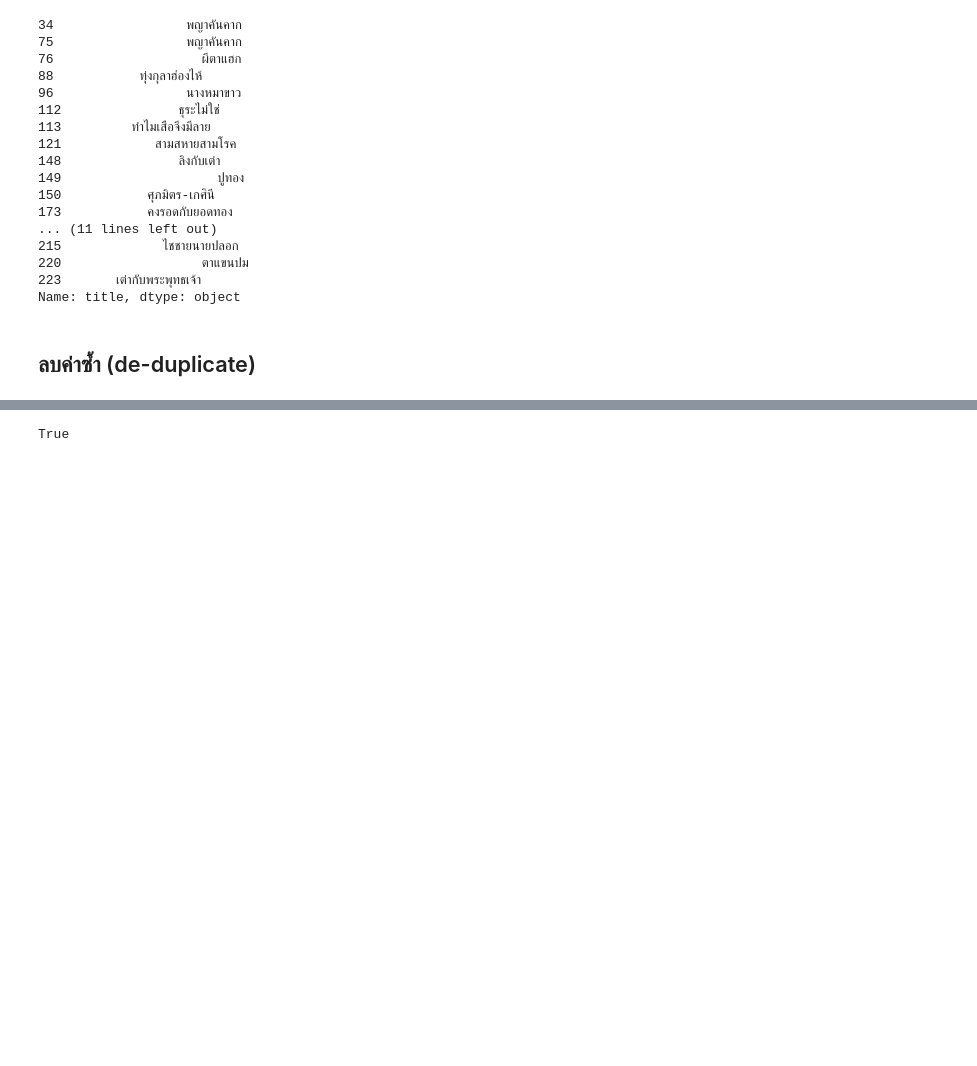
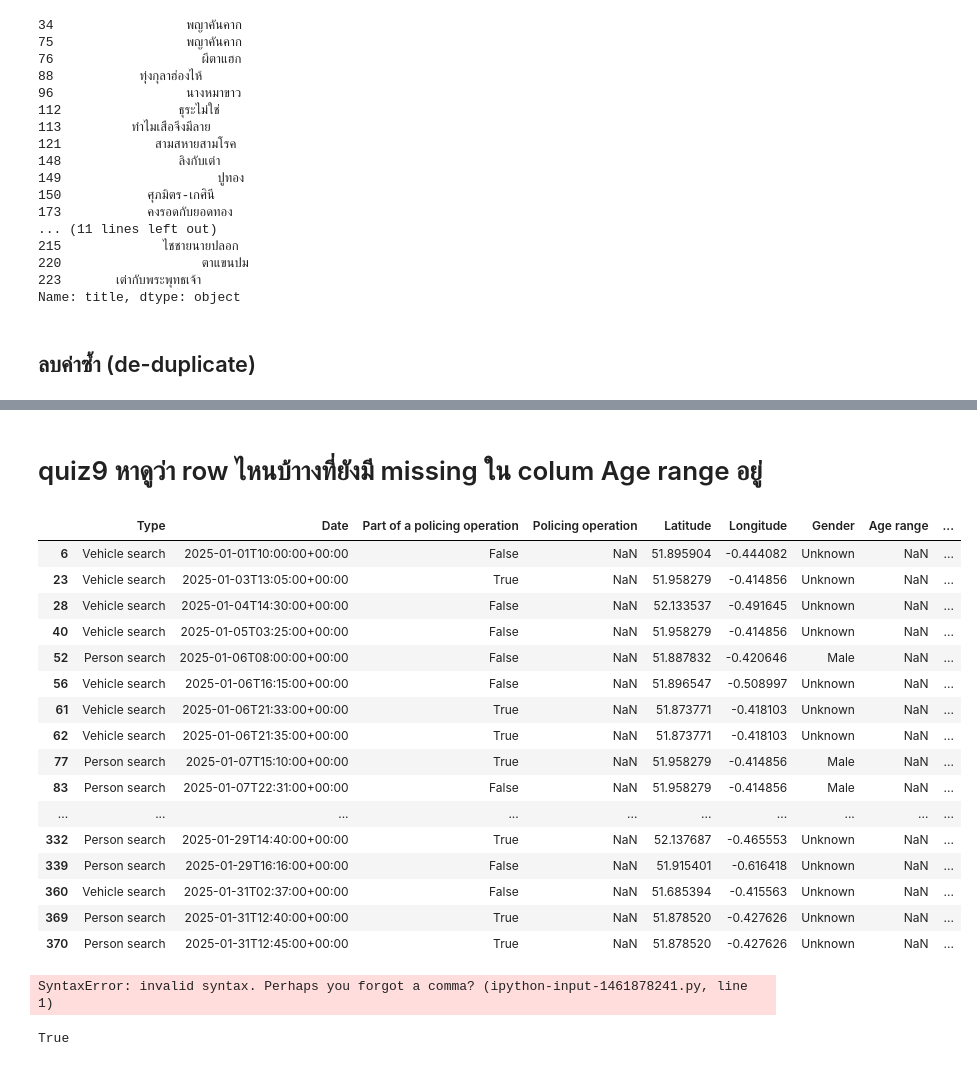
Before and after one commit to bugsotim/dataviz2025, a Jupyter notebook: Pandas_101_2025.ipynb, the cells around one changed output, grey strips where cells are left out. Drawn from its saved outputs; the diff is of its cells as text; code cells hidden in the pictures; blank space fills up the shorter version.

Commit message:
quiz 9

```diff
--- a/Pandas_101_2025.ipynb
+++ b/Pandas_101_2025.ipynb
@@ -973,0 +1133,5 @@ Name: title, Length: 226, dtype: bool
+# %%
+stopandsearch_df.fillna({'Latitude': stopandsearch_df['Latitude'].mean(), #แทนสค่าละติจูดด้วยค่ามีน
+                         'Longitude': stopandsearch_df['Longitude'].mean(), # แทนค่าลองติจูดด้วยค่ามีน
+                         'Age range': stopandsearch_df['Age range'].mode()},
+                        inplace=True) # แทนค่า Age range ด้วยค่าฐานนิยม
@@ -974,3 +1158,29 @@ Name: title, Length: 226, dtype: bool
+# %% [markdown]
+# quiz9 หาดูว่า row ไหนบ้าางที่ยังมี missing ใน colum Age range อยู่
+# %%
+stopandsearch_df[stopandsearch_df['Age range'].isnull()]
+# %% [output]
+|  | Type | Date | Part of a policing operation | Policing operation | Latitude | Longitude | Gender | Age range | ... |
+| 6 | Vehicle search | 2025-01-01T10:00:00+00:00 | False | NaN | 51.895904 | -0.444082 | Unknown | NaN | ... |
+| 23 | Vehicle search | 2025-01-03T13:05:00+00:00 | True | NaN | 51.958279 | -0.414856 | Unknown | NaN | ... |
+| 28 | Vehicle search | 2025-01-04T14:30:00+00:00 | False | NaN | 52.133537 | -0.491645 | Unknown | NaN | ... |
+| 40 | Vehicle search | 2025-01-05T03:25:00+00:00 | False | NaN | 51.958279 | -0.414856 | Unknown | NaN | ... |
+| 52 | Person search | 2025-01-06T08:00:00+00:00 | False | NaN | 51.887832 | -0.420646 | Male | NaN | ... |
+| 56 | Vehicle search | 2025-01-06T16:15:00+00:00 | False | NaN | 51.896547 | -0.508997 | Unknown | NaN | ... |
+| 61 | Vehicle search | 2025-01-06T21:33:00+00:00 | True | NaN | 51.873771 | -0.418103 | Unknown | NaN | ... |
+| 62 | Vehicle search | 2025-01-06T21:35:00+00:00 | True | NaN | 51.873771 | -0.418103 | Unknown | NaN | ... |
+| 77 | Person search | 2025-01-07T15:10:00+00:00 | True | NaN | 51.958279 | -0.414856 | Male | NaN | ... |
+| 83 | Person search | 2025-01-07T22:31:00+00:00 | False | NaN | 51.958279 | -0.414856 | Male | NaN | ... |
+| ... | ... | ... | ... | ... | ... | ... | ... | ... | ... |
+| 332 | Person search | 2025-01-29T14:40:00+00:00 | True | NaN | 52.137687 | -0.465553 | Unknown | NaN | ... |
+| 339 | Person search | 2025-01-29T16:16:00+00:00 | False | NaN | 51.915401 | -0.616418 | Unknown | NaN | ... |
+| 360 | Vehicle search | 2025-01-31T02:37:00+00:00 | False | NaN | 51.685394 | -0.415563 | Unknown | NaN | ... |
+| 369 | Person search | 2025-01-31T12:40:00+00:00 | True | NaN | 51.878520 | -0.427626 | Unknown | NaN | ... |
+| 370 | Person search | 2025-01-31T12:45:00+00:00 | True | NaN | 51.878520 | -0.427626 | Unknown | NaN | ... |
+# %%
+stopandsearch_df.isnull().any()
+# %% [output]
+SyntaxError: invalid syntax. Perhaps you forgot a comma? (ipython-input-1461878241.py, line 1)
 # %%
 folk_df['title'].duplicated().any()
 # %% [output]
```
Also changed, not shown: parts of 30 cells of this notebook.
